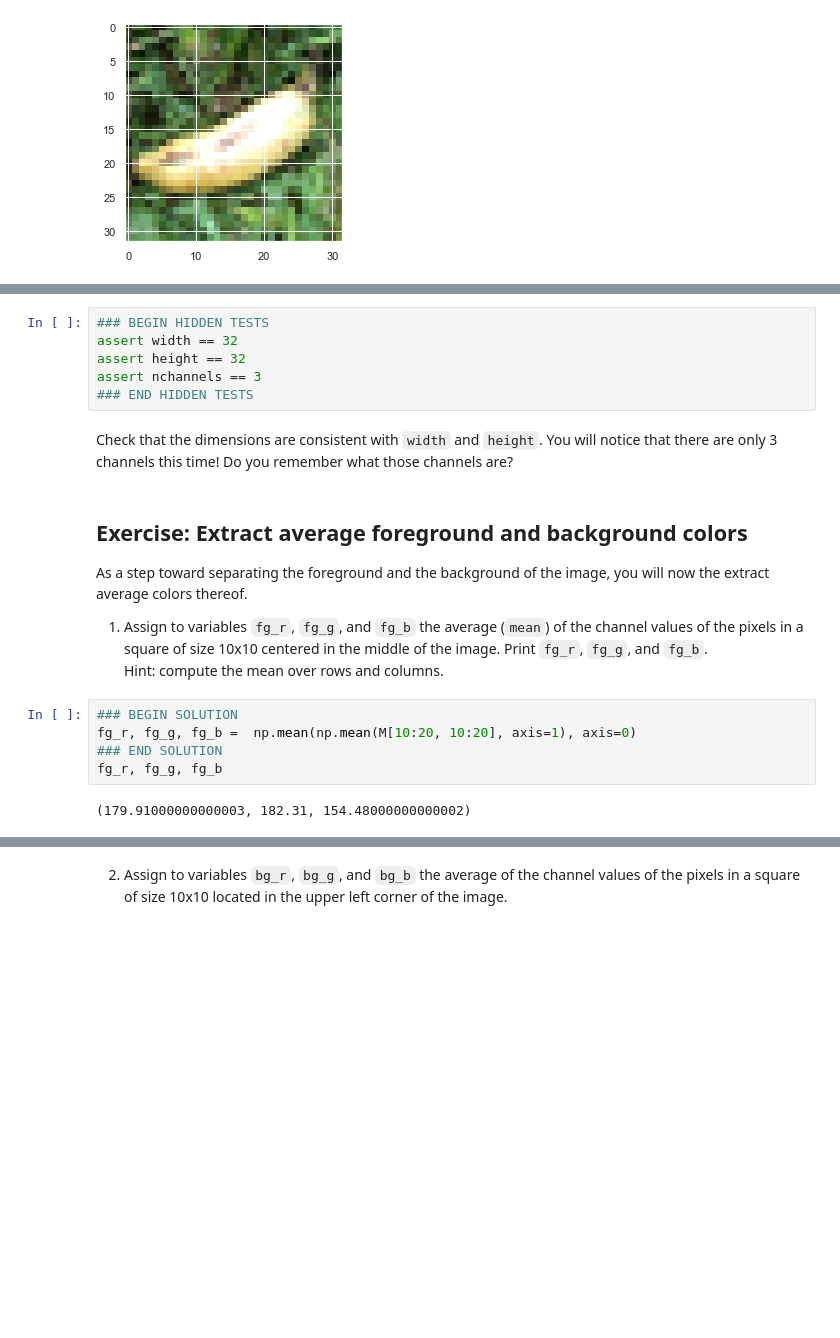
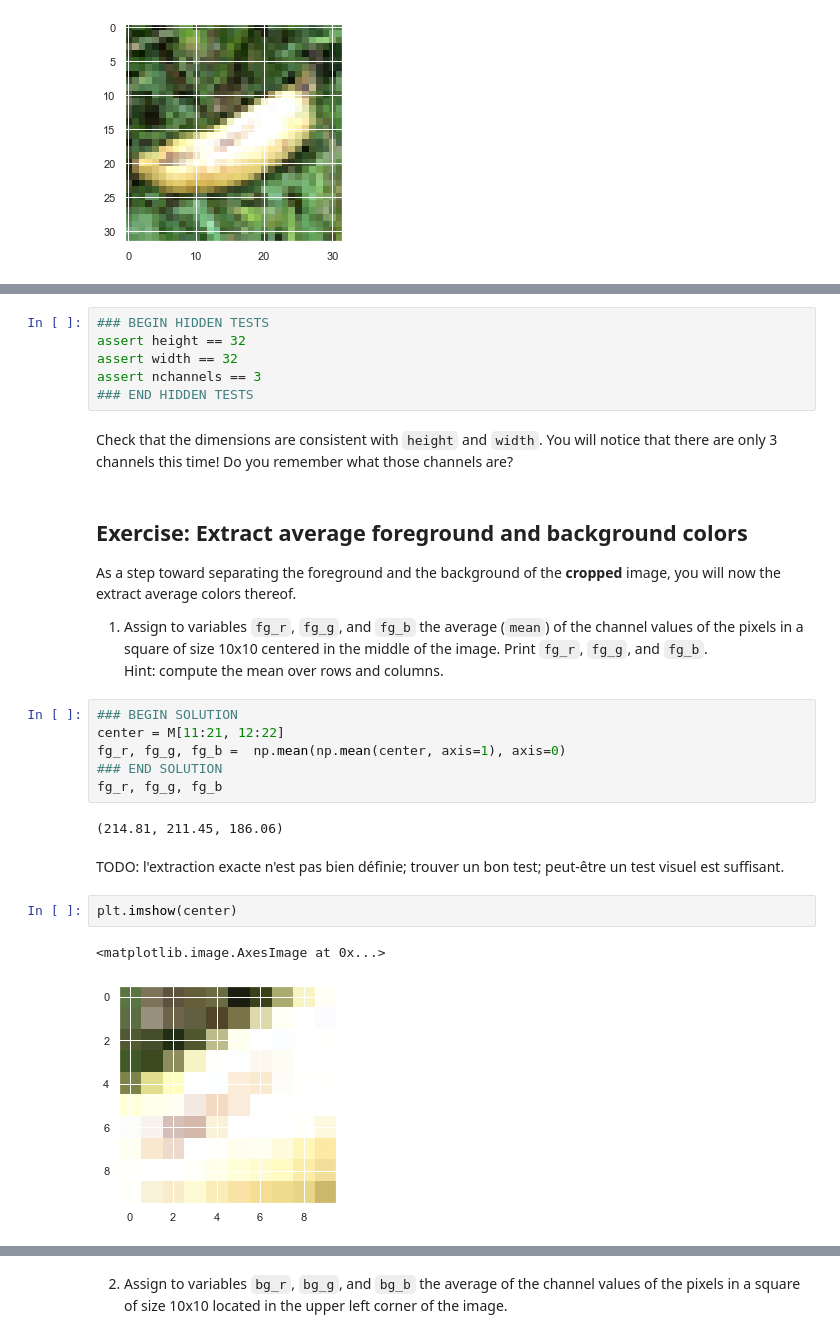
Before and after one commit to madclam/info113, a Jupyter notebook: source/HW2/foreground-extraction.ipynb, the cells around one changed output, grey strips where cells are left out. Cells and saved outputs as stored; diff of their text form; blank space fills up the shorter version.

```diff
--- a/source/HW2/foreground-extraction.ipynb
+++ b/source/HW2/foreground-extraction.ipynb
@@ -41,20 +43,28 @@ width, height, nchannels
 # %%
 ### BEGIN HIDDEN TESTS
+assert height == 32
 assert width == 32
-assert height == 32
 assert nchannels == 3
 ### END HIDDEN TESTS
 # %% [markdown]
-Check that the dimensions are consistent with `width` and `height`. You will notice that there are only 3 channels this time! Do you remember what those channels are?
+Check that the dimensions are consistent with `height` and `width`. You will notice that there are only 3 channels this time! Do you remember what those channels are?
 # %% [markdown]
 ## Exercise: Extract average foreground and background colors
-As a step toward separating the foreground and the background of the image, you will now the extract average colors thereof.
+As a step toward separating the foreground and the background of the **cropped** image, you will now the extract average colors thereof.
 1. Assign to variables `fg_r`, `fg_g`, and `fg_b` the average (`mean`) of the channel values of the pixels in a square of size 10x10 centered in the middle of the image. Print `fg_r`, `fg_g`, and `fg_b`.<br>
     Hint: compute the mean over rows and columns.
 # %%
 ### BEGIN SOLUTION
-fg_r, fg_g, fg_b =  np.mean(np.mean(M[10:20, 10:20], axis=1), axis=0)
+center = M[11:21, 12:22]
+fg_r, fg_g, fg_b =  np.mean(np.mean(center, axis=1), axis=0)
 ### END SOLUTION
 fg_r, fg_g, fg_b
 # %% [output]
-(179.91000000000003, 182.31, 154.48000000000002)
+(214.81, 211.45, 186.06)
+# %% [markdown]
+TODO: l'extraction exacte n'est pas bien définie; trouver un bon test; peut-être un test visuel est suffisant.
+# %%
+plt.imshow(center)
+# %% [output]
+<matplotlib.image.AxesImage at 0x...>
+[figure, added]
```
Also changed, not shown: parts of 6 cells of this notebook.
